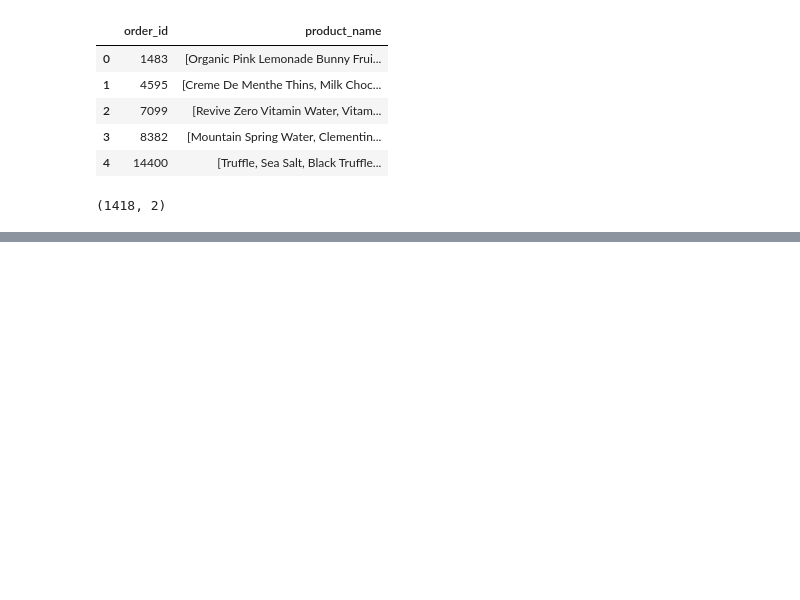
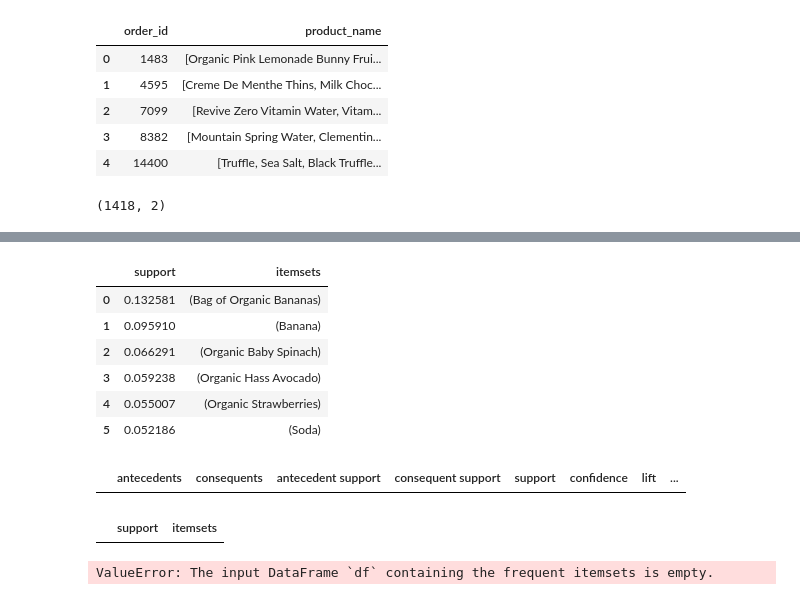
Before and after one commit to austinwilson1224/SJSU, a Jupyter notebook: 256/market-basket-hw/mbhw.ipynb, the cells around one changed output, grey strips where cells are left out. Cells and saved outputs as stored; diff of their text form; code cells hidden in the pictures; blank space fills up the shorter version.

```diff
--- a/256/market-basket-hw/mbhw.ipynb
+++ b/256/market-basket-hw/mbhw.ipynb
@@ -131,0 +109,26 @@ association_results
+# %%
+frequent_itemsets = apriori(df,min_support = .05, use_colnames=True)
+frequent_itemsets
+# %% [output]
+|  | support | itemsets |
+| 0 | 0.132581 | (Bag of Organic Bananas) |
+| 1 | 0.095910 | (Banana) |
+| 2 | 0.066291 | (Organic Baby Spinach) |
+| 3 | 0.059238 | (Organic Hass Avocado) |
+| 4 | 0.055007 | (Organic Strawberries) |
+| 5 | 0.052186 | (Soda) |
+# %%
+res = association_rules(frequent_itemsets, metric='confidence', min_threshold=.7)
+res
+# %% [output]
+|  | antecedents | consequents | antecedent support | consequent support | support | confidence | lift | ... |
+# %%
+frequent_itemsets2 = apriori(df, min_support=.3, use_colnames=True)
+frequent_itemsets2
+# %% [output]
+|  | support | itemsets |
+# %%
+res2 = association_rules(frequent_itemsets2, metric='confidence', min_threshold=.7)
+res2
+# %% [output]
+ValueError: The input DataFrame `df` containing the frequent itemsets is empty.
```
Also changed, not shown: parts of 20 cells of this notebook.
